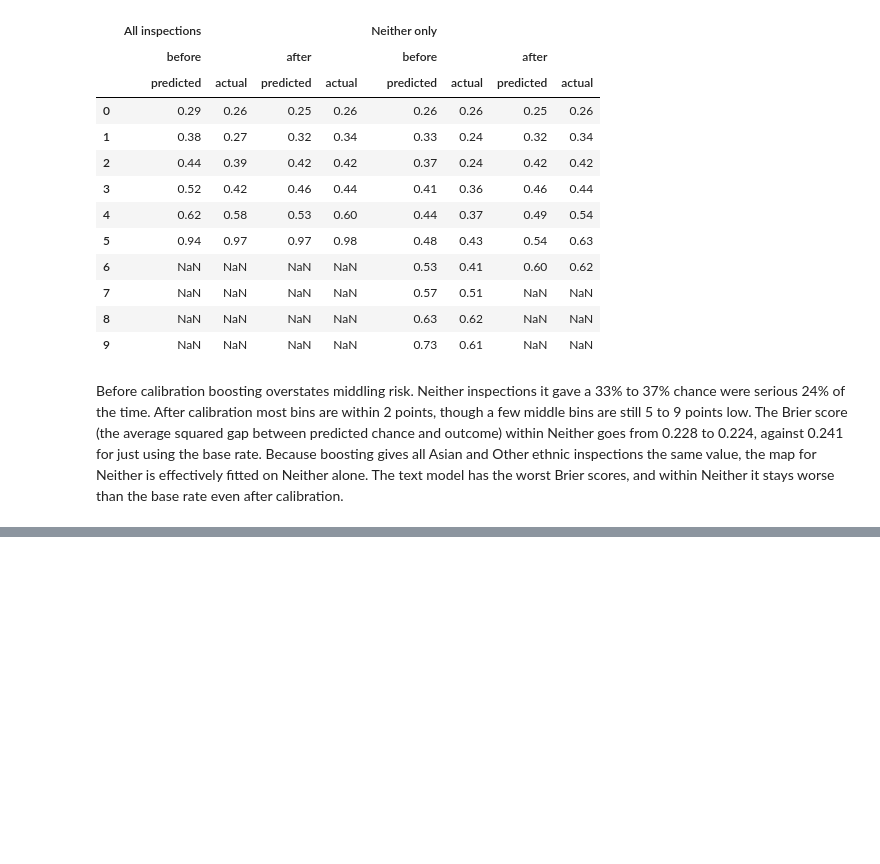
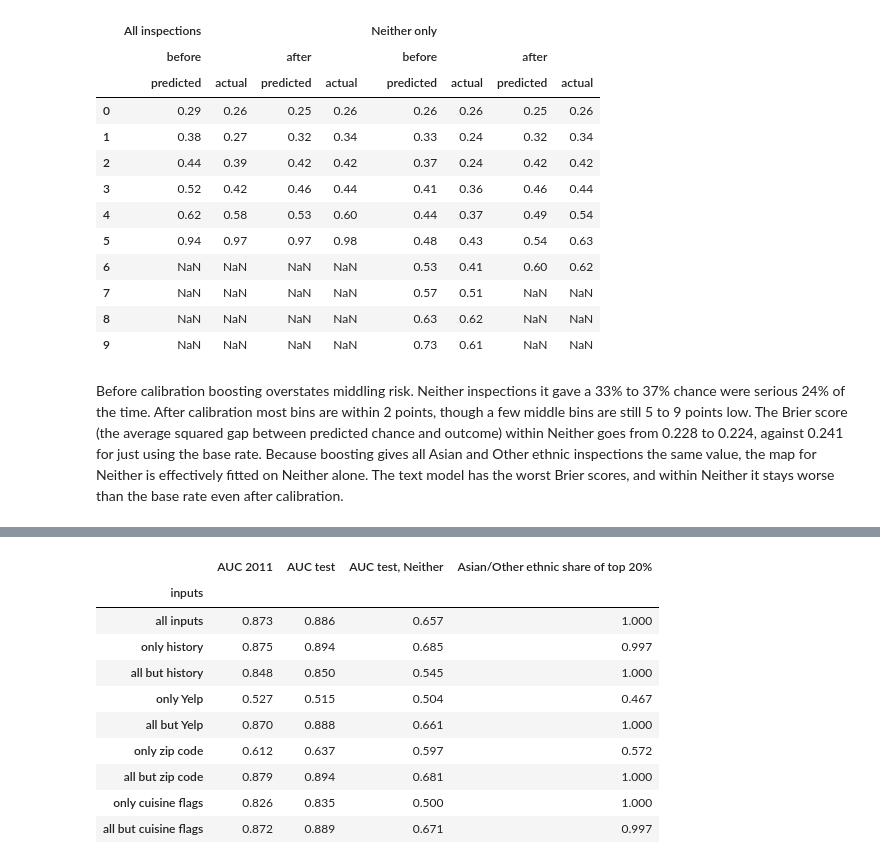
Before and after one commit to TanayPratapSingh/seattle-food-safety, a Jupyter notebook: tanay_singh_reglab_takehome.ipynb, the cells around one changed output, grey strips where cells are left out. Cells and saved outputs as stored; diff of their text form; code cells hidden in the pictures; blank space fills up the shorter version.

Commit message:
Refit boosting on one input group at a time

```diff
--- a/tanay_singh_reglab_takehome.ipynb
+++ b/tanay_singh_reglab_takehome.ipynb
@@ -531,0 +536,27 @@ Before calibration boosting overstates middling risk. Neither inspections it gav
+# %%
+input_groups = {"history": history, "Yelp": yelp, "zip code": ["zip_code"], "cuisine flags": ["asian", "ethnic"]}
+tries = {"all inputs": features}
+for g, cols in input_groups.items():
+    tries["only " + g] = cols
+    tries["all but " + g] = [c for c in features if c not in cols]
+
+rows = []
+for label, cols in tries.items():
+    model = boosting(*best_boosting).fit(train[cols], train.serious)
+    p = model.predict_proba(test[cols])[:, 1]
+    rows.append({"inputs": label, "AUC 2011": auc(model, valid, cols), "AUC test": roc_auc_score(y, p),
+                 "AUC test, Neither": roc_auc_score(y[neither], p[neither]),
+                 "Asian/Other ethnic share of top 20%": (~neither)[top_share(p, 0.2)].mean()})
+pd.DataFrame(rows).set_index("inputs")
+# %% [output]
+|  | AUC 2011 | AUC test | AUC test, Neither | Asian/Other ethnic share of top 20% |
+| inputs |  |  |  |  |
+| all inputs | 0.873 | 0.886 | 0.657 | 1.000 |
+| only history | 0.875 | 0.894 | 0.685 | 0.997 |
+| all but history | 0.848 | 0.850 | 0.545 | 1.000 |
+| only Yelp | 0.527 | 0.515 | 0.504 | 0.467 |
+| all but Yelp | 0.870 | 0.888 | 0.661 | 1.000 |
+| only zip code | 0.612 | 0.637 | 0.597 | 0.572 |
+| all but zip code | 0.879 | 0.894 | 0.681 | 1.000 |
+| only cuisine flags | 0.826 | 0.835 | 0.500 | 1.000 |
+| all but cuisine flags | 0.872 | 0.889 | 0.671 | 0.997 |
```
Also changed, not shown: parts of 1 cell of this notebook.
